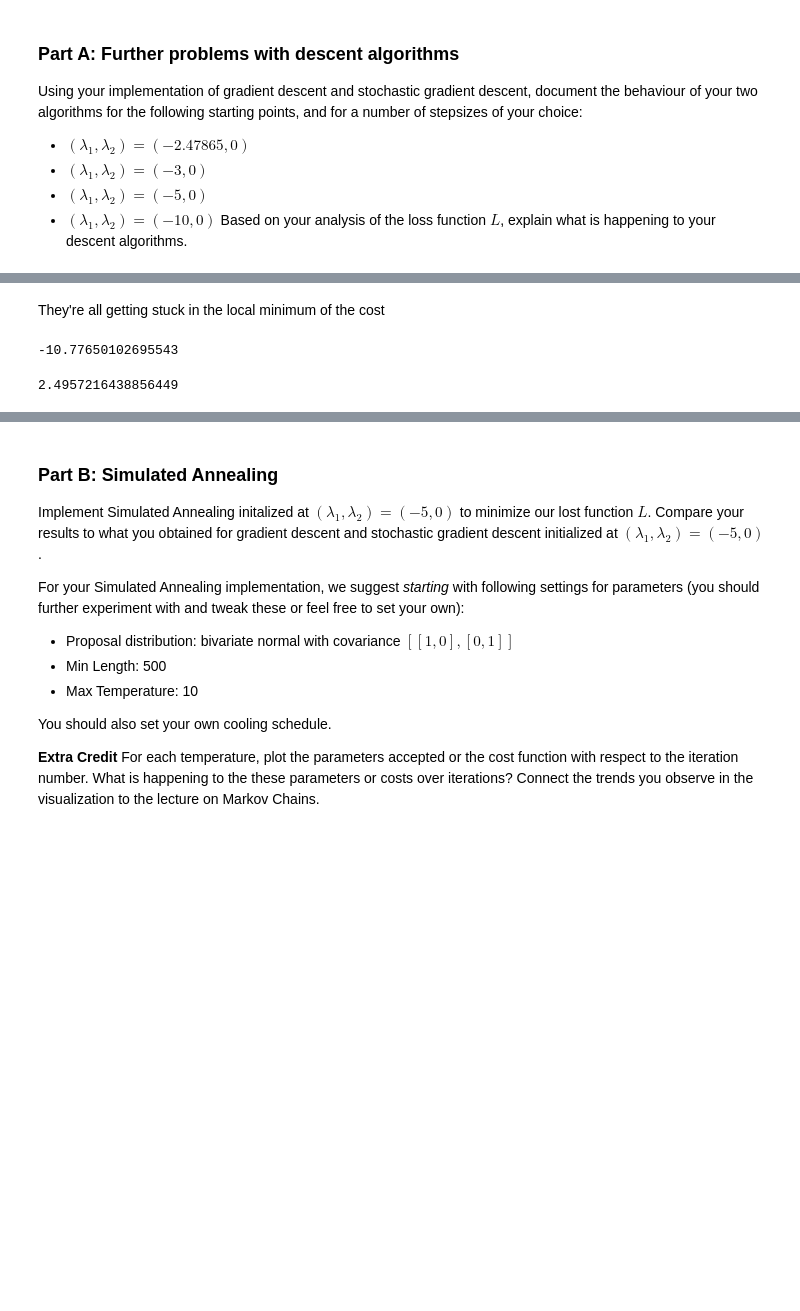
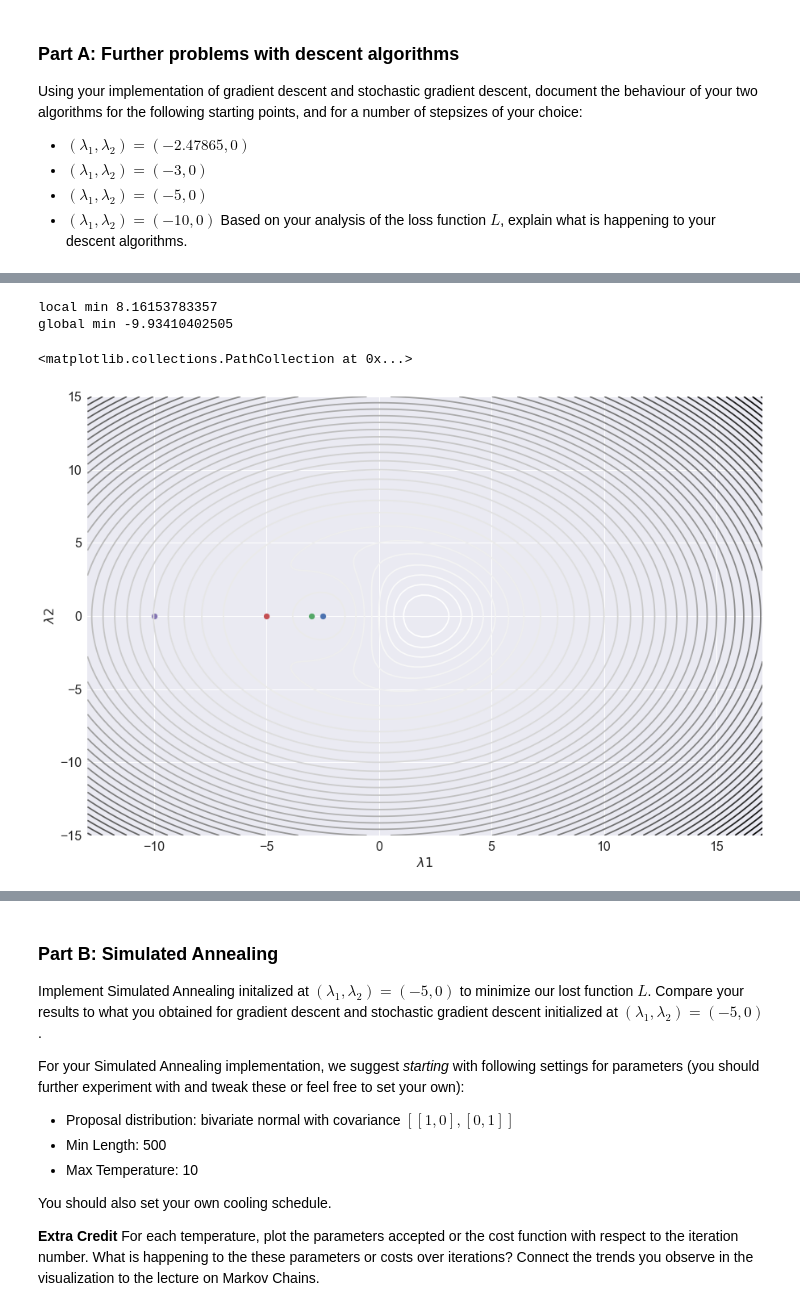
Before and after one commit to nikhilaravi/am207, a Jupyter notebook: AM207_HW4.ipynb, the cells around one changed output, grey strips where cells are left out. Cells and saved outputs as stored; diff of their text form; code cells hidden in the pictures; blank space fills up the shorter version.

```diff
--- a/AM207_HW4.ipynb
+++ b/AM207_HW4.ipynb
@@ -71,3 +105,8 @@ def fprime_lmd2(X, Y, lmd1, lmd2):
+# %%
+LM1, LM2 = np.meshgrid(lm1, lm2)
+l = np.array([f(X,Y, *(lmd))
+                   for lmd in zip(np.ravel(LM1), np.ravel(LM2))])
+L = l.reshape(LM1.shape)
 # %% [markdown]
 # Gradient Descent
 # %%
@@ -246,10 +285,19 @@ for lmd in lambdas:
-# %% [markdown]
-They're all getting stuck in the local minimum of the cost
-# %%
-f(X,Y, 2.05384, 0) # global optimum
-# %% [output]
--10.77650102695543
-# %%
-f(X,Y, -5.327, 0) # local optimum
-# %% [output]
-2.4957216438856449
+# %%
+print('local min', f(X,Y, -5.36, 0)) # average loss
+print('global min', f(X,Y, l1, l2)) # average loss
+# %% [output]
+local min 8.16153783357
+global min -9.93410402505
+# %%
+plt.figure(figsize=(15,10))
+plt.contour(LM1, LM2, L, 50, color='b')
+# plt.clabel(CS, inline=1, fontsize=10)
+plt.xlabel('$\lambda1$')
+plt.ylabel('$\lambda2$')
+plt.scatter(-2.47865,0)
+plt.scatter(-3,0)
+plt.scatter(-5,0)
+plt.scatter(-10,0)
+# %% [output]
+<matplotlib.collections.PathCollection at 0x...>
+[figure, added]
```
Also changed, not shown: parts of 22 cells of this notebook, 2 other files.
